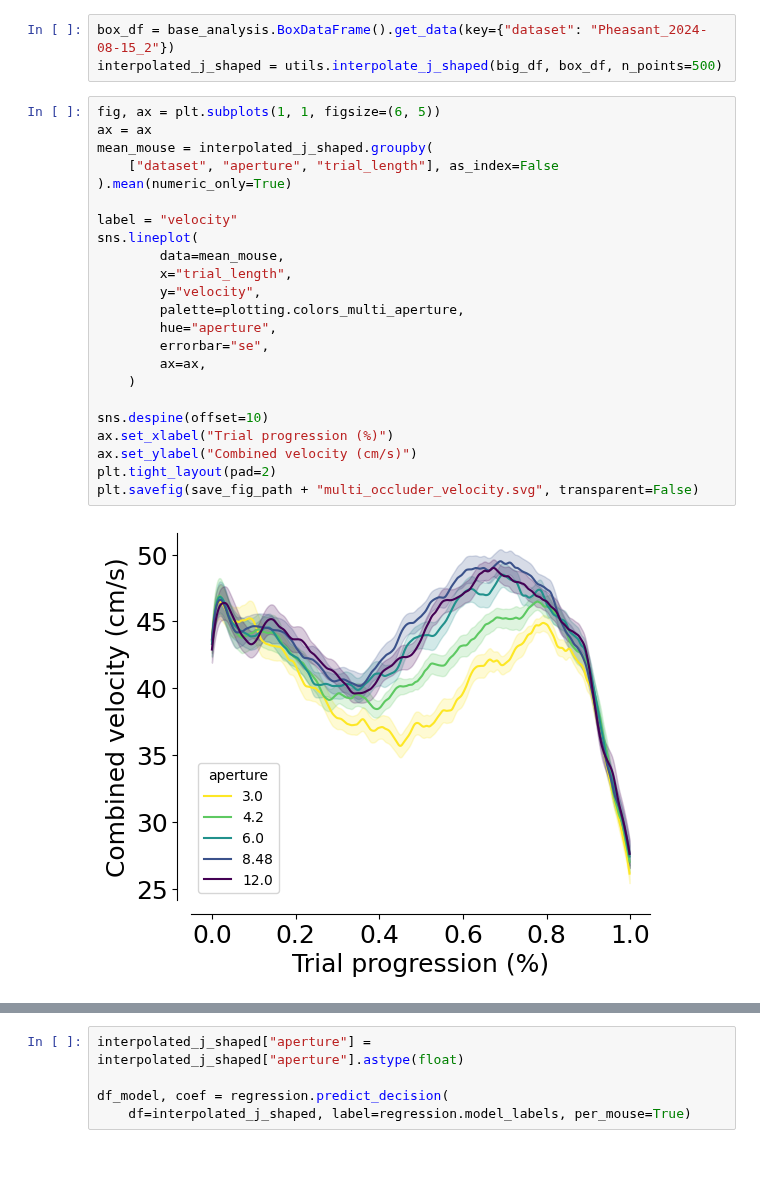
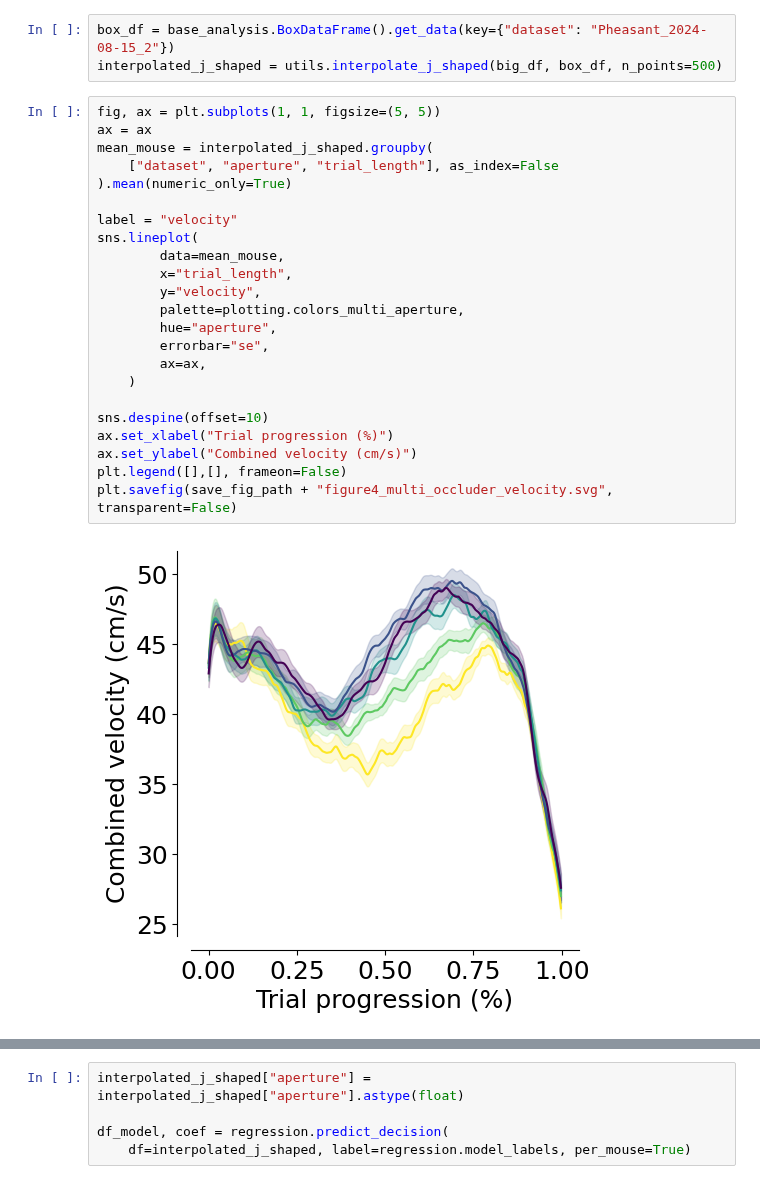
Before and after one commit to MMathisLab/FreelyMovingVR4Mice, a Jupyter notebook: dj_pipeline/notebooks/Paper_figures/Figure4F-G.ipynb, the cells around one changed output, grey strips where cells are left out. Drawn from its saved outputs; the diff is of its cells as text.

```diff
--- a/dj_pipeline/notebooks/Paper_figures/Figure4F-G.ipynb
+++ b/dj_pipeline/notebooks/Paper_figures/Figure4F-G.ipynb
@@ -66,28 +66,28 @@ big_df = big_df [big_df.iti ==0.0]
 box_df = base_analysis.BoxDataFrame().get_data(key={"dataset": "Pheasant_2024-08-15_2"})
 interpolated_j_shaped = utils.interpolate_j_shaped(big_df, box_df, n_points=500)
 # %%
-fig, ax = plt.subplots(1, 1, figsize=(6, 5))
+fig, ax = plt.subplots(1, 1, figsize=(5, 5))
 ax = ax
 mean_mouse = interpolated_j_shaped.groupby(
     ["dataset", "aperture", "trial_length"], as_index=False
 ).mean(numeric_only=True)
 
 label = "velocity"
 sns.lineplot(
         data=mean_mouse,
         x="trial_length",
         y="velocity",
         palette=plotting.colors_multi_aperture,
         hue="aperture",
         errorbar="se",
         ax=ax,
     )
 
 sns.despine(offset=10)
 ax.set_xlabel("Trial progression (%)")
 ax.set_ylabel("Combined velocity (cm/s)")
-plt.tight_layout(pad=2)
-plt.savefig(save_fig_path + "multi_occluder_velocity.svg", transparent=False)
+plt.legend([],[], frameon=False)
+plt.savefig(save_fig_path + "figure4_multi_occluder_velocity.svg", transparent=False)
 # %% [output]
-[figure, old version]
+[figure, new version]
 # %%
```
Also changed, not shown: parts of 6 cells of this notebook, 4 other files.
